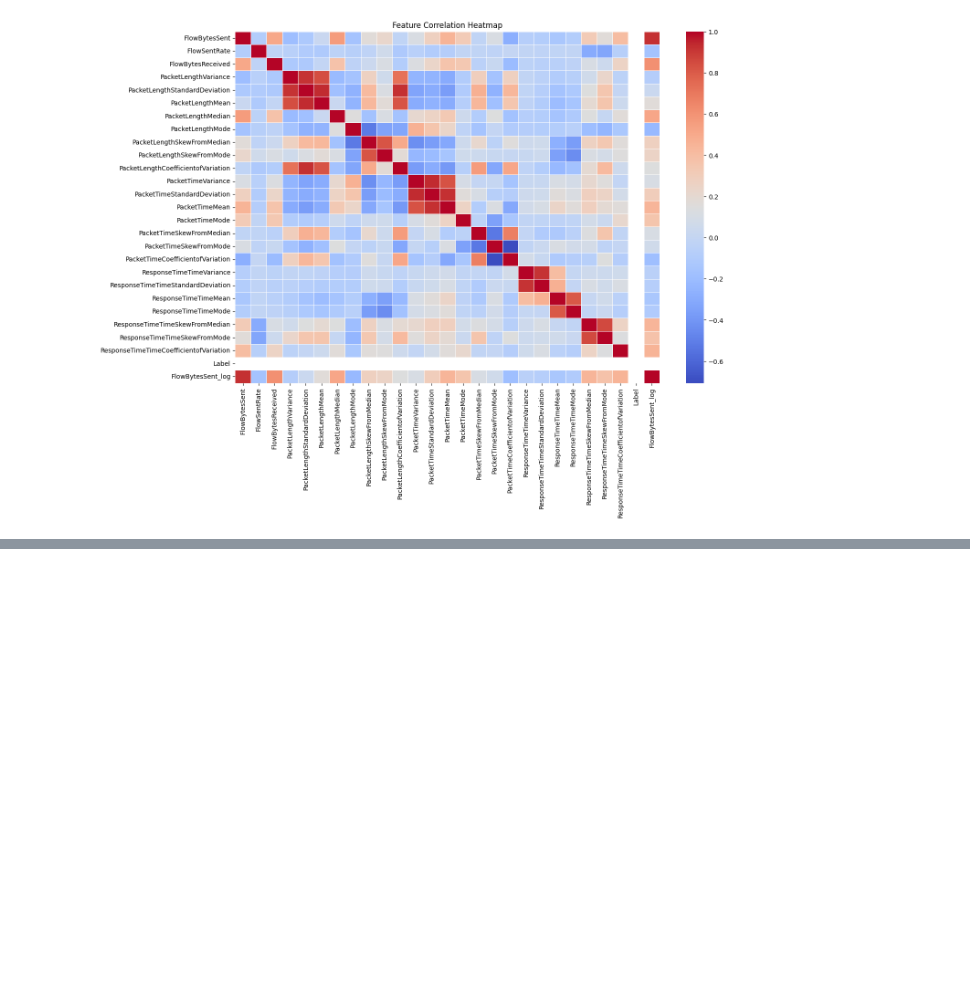
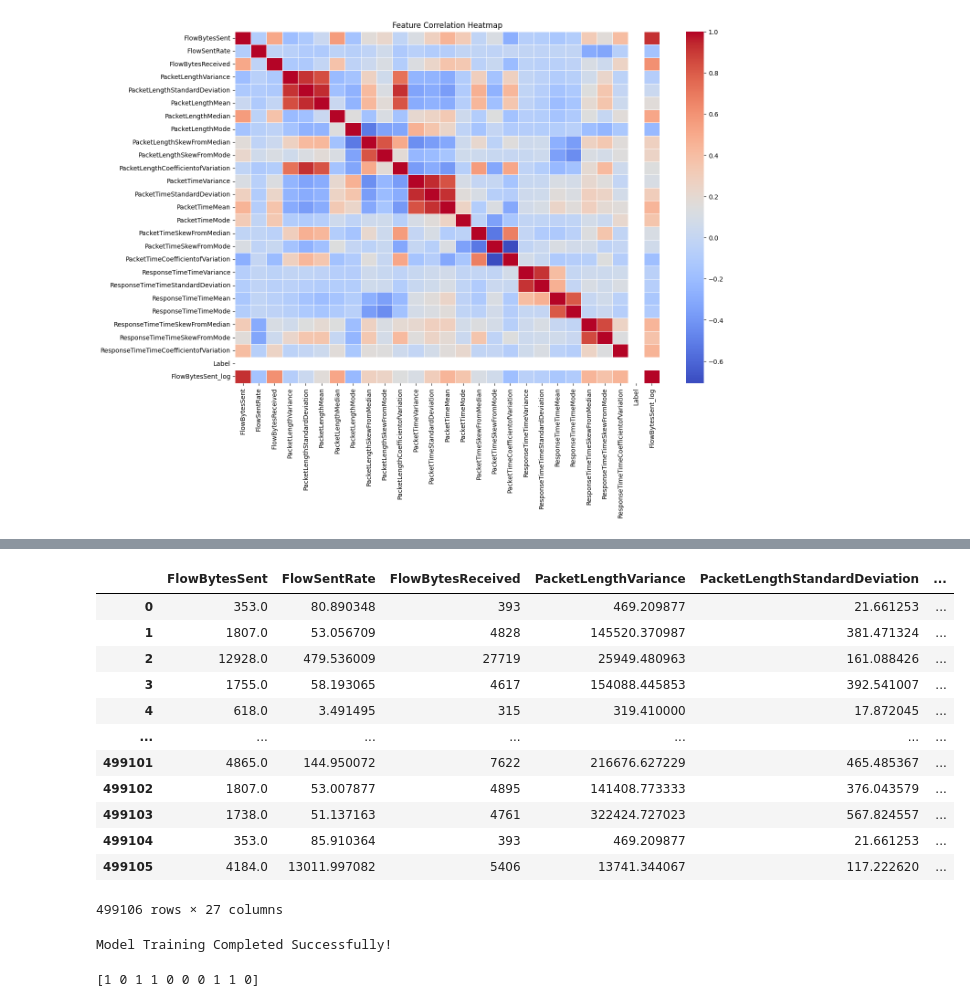
Before and after one commit to AlokChaudhary752/Trained-Model, a Jupyter notebook: detectionmodel.ipynb, the cells around one changed output, grey strips where cells are left out. Drawn from its saved outputs; the diff is of its cells as text; code cells hidden in the pictures; blank space fills up the shorter version.

```diff
--- a/detectionmodel.ipynb
+++ b/detectionmodel.ipynb
@@ -893,0 +901,16 @@ ValueError: Could not interpret value `FlowReceivedRate` for `y`. An entry with
+# %%
+df.dropna()
+# %% [output]
+|  | FlowBytesSent | FlowSentRate | FlowBytesReceived | PacketLengthVariance | PacketLengthStandardDeviation | ... |
+| 0 | 353.0 | 80.890348 | 393 | 469.209877 | 21.661253 | ... |
+| 1 | 1807.0 | 53.056709 | 4828 | 145520.370987 | 381.471324 | ... |
+| 2 | 12928.0 | 479.536009 | 27719 | 25949.480963 | 161.088426 | ... |
+| 3 | 1755.0 | 58.193065 | 4617 | 154088.445853 | 392.541007 | ... |
+| 4 | 618.0 | 3.491495 | 315 | 319.410000 | 17.872045 | ... |
+| ... | ... | ... | ... | ... | ... | ... |
+| 499101 | 4865.0 | 144.950072 | 7622 | 216676.627229 | 465.485367 | ... |
+| 499102 | 1807.0 | 53.007877 | 4895 | 141408.773333 | 376.043579 | ... |
+| 499103 | 1738.0 | 51.137163 | 4761 | 322424.727023 | 567.824557 | ... |
+| 499104 | 353.0 | 85.910364 | 393 | 469.209877 | 21.661253 | ... |
+| 499105 | 4184.0 | 13011.997082 | 5406 | 13741.344067 | 117.222620 | ... |
+499106 rows × 27 columns
@@ -893,0 +924,10 @@ ValueError: Could not interpret value `FlowReceivedRate` for `y`. An entry with
+# %%
+rf_model.fit(X_train_scaled,y_train)
+print("Model Training Completed Successfully!")
+# %% [output]
+Model Training Completed Successfully!
+# %%
+y_pred = rf_model.predict(X_test_scaled)
+print(y_pred[:10])
+# %% [output]
+[1 0 1 1 0 0 0 1 1 0]
```
Also changed, not shown: parts of 16 cells of this notebook.
